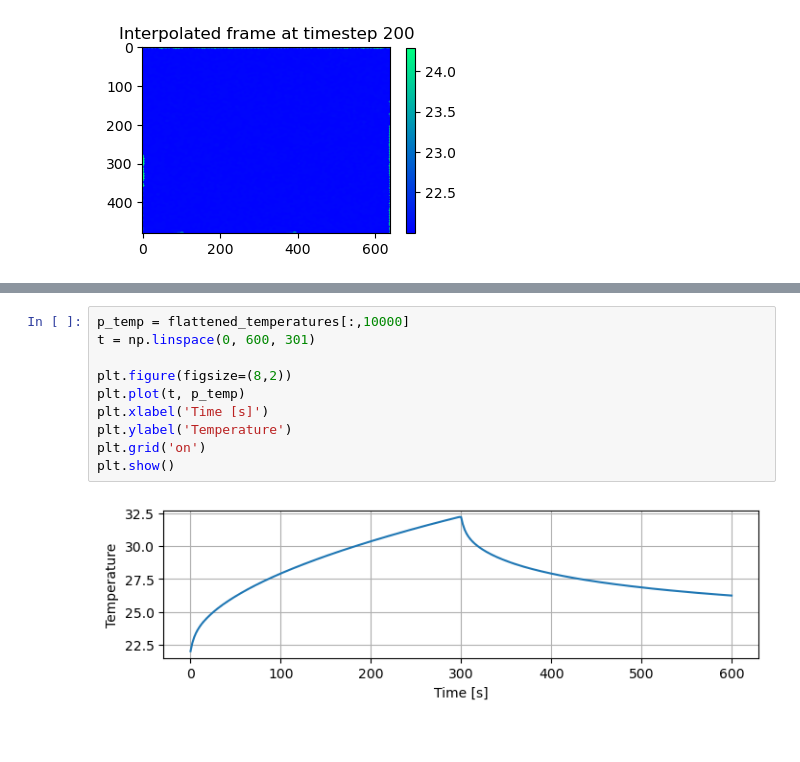
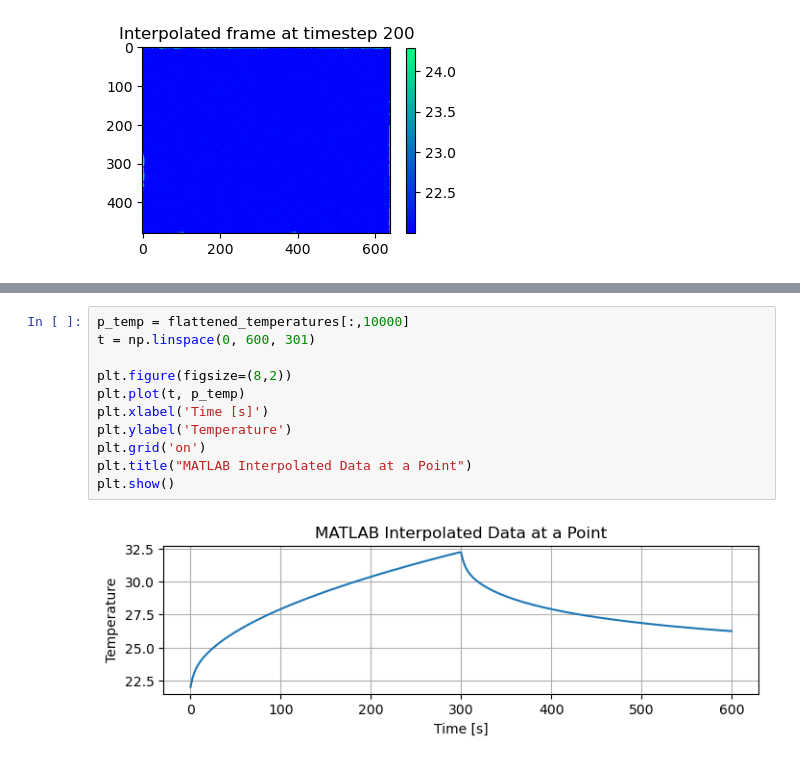
Before and after one commit to lvburik/TeamInternship, a Jupyter notebook: mesh_interpolation.ipynb, the cells around one changed output, grey strips where cells are left out. Saved outputs shown, nothing was run; the diff lists cells and outputs as text.

```diff
--- a/mesh_interpolation.ipynb
+++ b/mesh_interpolation.ipynb
@@ -248,12 +267,13 @@ plt.show()
 # %%
 p_temp = flattened_temperatures[:,10000]
 t = np.linspace(0, 600, 301)
 
 plt.figure(figsize=(8,2))
 plt.plot(t, p_temp)
 plt.xlabel('Time [s]')
 plt.ylabel('Temperature')
 plt.grid('on')
+plt.title("MATLAB Interpolated Data at a Point")
 plt.show()
 # %% [output]
-[figure, old version]
+[figure, new version]
```
Also changed, not shown: parts of 6 cells of this notebook.
